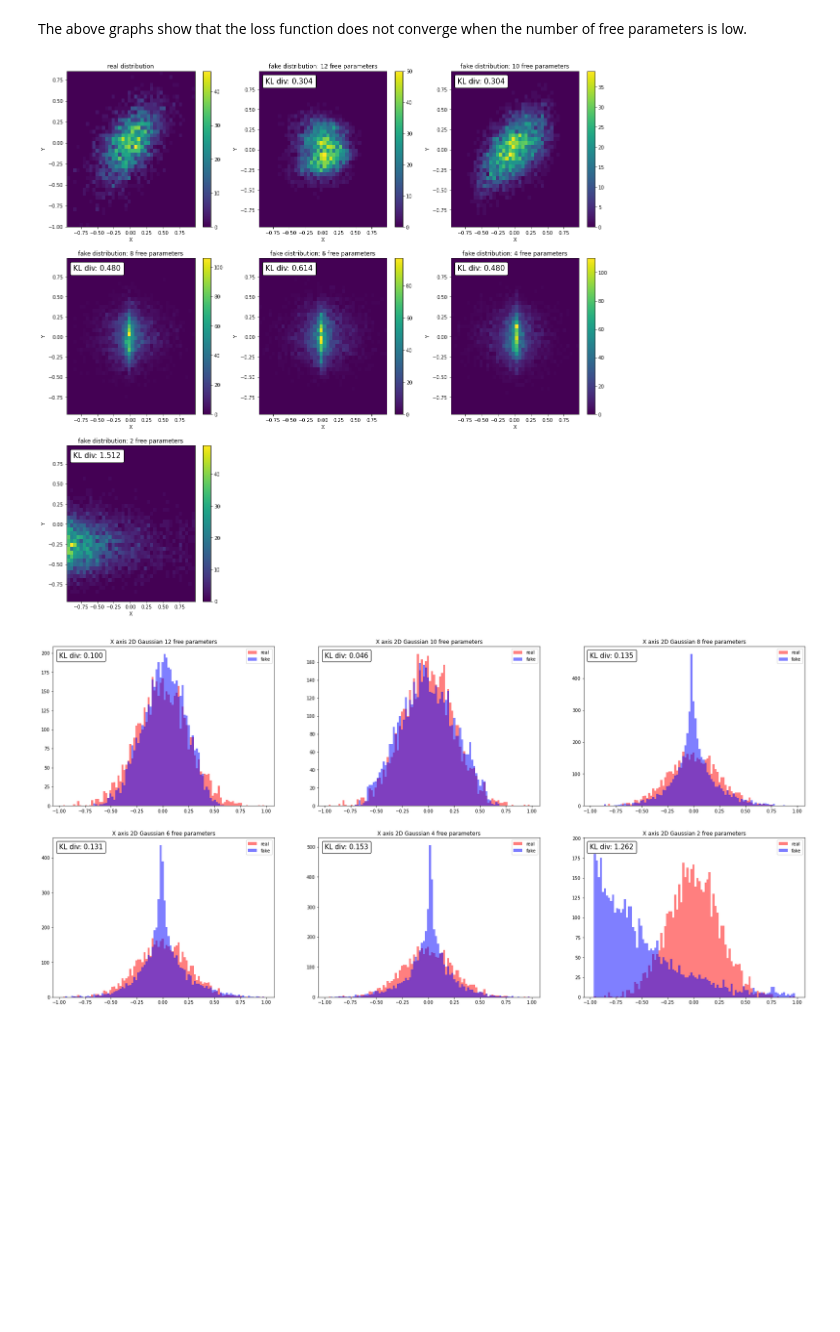
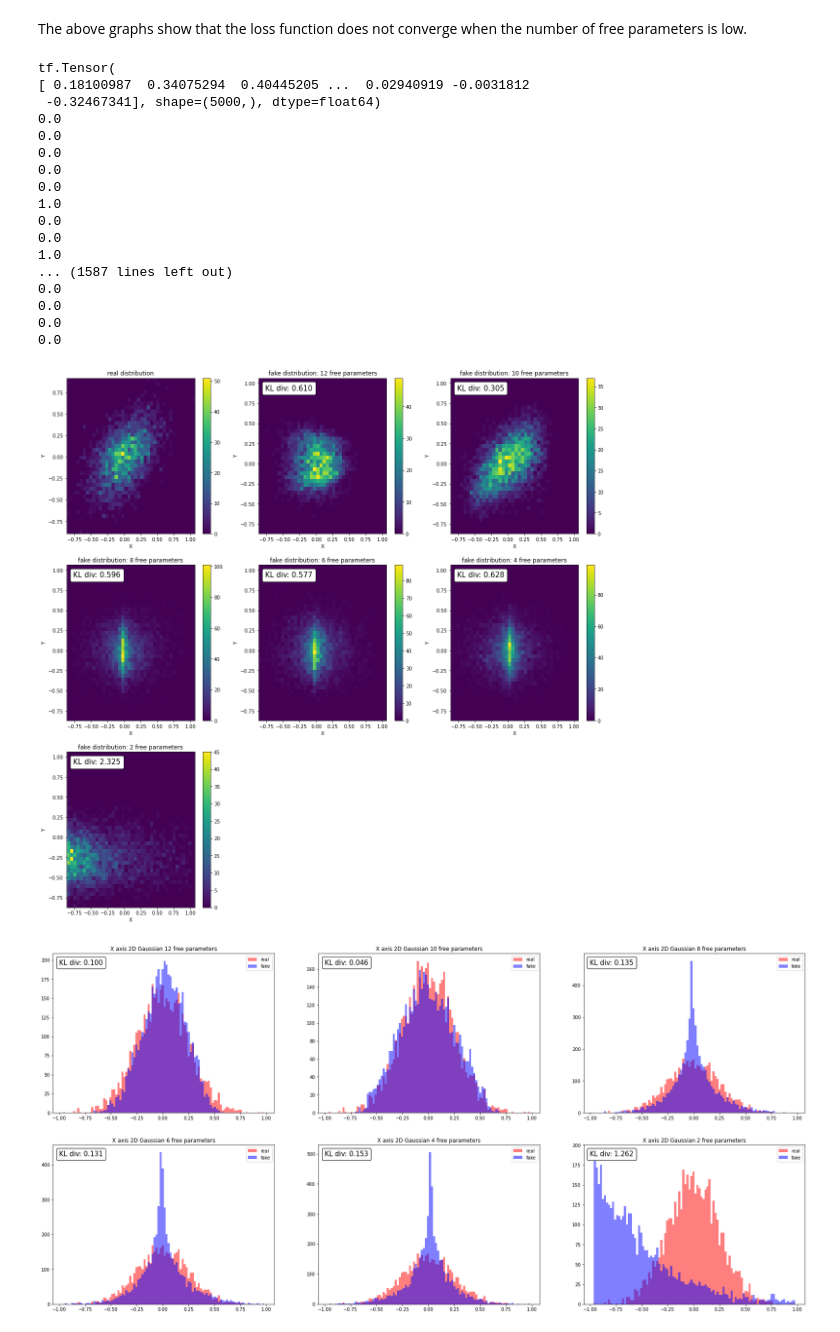
Before and after one commit to Edoardo-Pedicillo/Tesi_magistrale, a Jupyter notebook: 2D_gaussian_gamma/2D_gaussian_gamma_results.ipynb, the cells around one changed output. Saved outputs shown, nothing was run; the diff lists cells and outputs as text; code cells hidden in the pictures; blank space fills up the shorter version.

```diff
--- a/2D_gaussian_gamma/2D_gaussian_gamma_results.ipynb
+++ b/2D_gaussian_gamma/2D_gaussian_gamma_results.ipynb
@@ -134,34 +134,53 @@ x,y = np.loadtxt("data/fake_data.dat",delimiter=' ', usecols=(0, 1), unpack=True
 # %%
 fig = plt.figure(figsize=(20,20))
 
 ax = fig.add_subplot(331)
 
 hh_real = ax.hist2d(real_distr[0], real_distr[1] , bins=40)
 fig.colorbar(hh_real[3], ax=ax)
 ax.set_title("real distribution")
 ax.set_xlabel("X")
 ax.set_ylabel("Y")
 
-
+print(real_distr[0])
+for i in hh_real[0].flatten():
+    print(i)
 
 for i, val in enumerate(fixed_params):
 
     ax = fig.add_subplot(330+i+2)
 
     hh_fake = ax.hist2d(distributionsX[i+1], distributionsY[i+1] , bins=hh_real[1])
     fig.colorbar(hh_fake[3], ax=ax)
     ax.set_title(f"fake distribution: {12-val} free parameters")
     ax.set_xlabel("X")
     ax.set_ylabel("Y")
 
     at = AnchoredText(
-        f"KL div: {'%.3f' %kl_divergence(hh_real[0][0],hh_fake[0][0] ,epsilon=0.1)}", prop=dict(size=15), frameon=True, loc='upper left')
+        f"KL div: {'%.3f' %kl_divergence(hh_real[0].flatten(),hh_fake[0].flatten() ,epsilon=0.1)}", prop=dict(size=15), frameon=True, loc='upper left')
     at.patch.set_boxstyle("round,pad=0.,rounding_size=0.2")
     ax.add_artist(at)
 
 plt.show()
 # %% [output]
+tf.Tensor(
+[ 0.18100987  0.34075294  0.40445205 ...  0.02940919 -0.0031812
+ -0.32467341], shape=(5000,), dtype=float64)
+0.0
+0.0
+0.0
+0.0
+0.0
+1.0
+0.0
+0.0
+1.0
+... (1587 lines left out)
+0.0
+0.0
+0.0
+0.0
-[figure, old version]
+[figure, new version]
 # %%
 #plot
 fig = plt.figure(figsize=(30,30))
```
Also changed, not shown: parts of 1 cell of this notebook, 24 other files.
